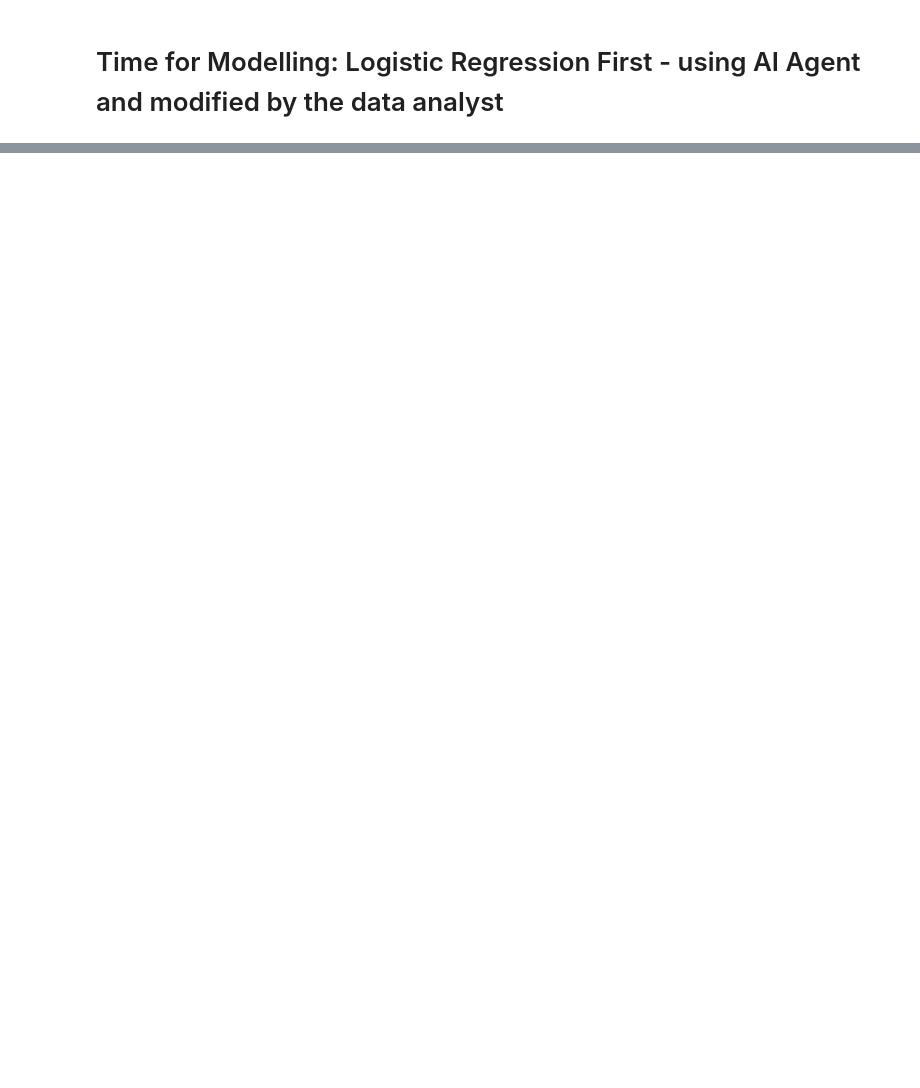
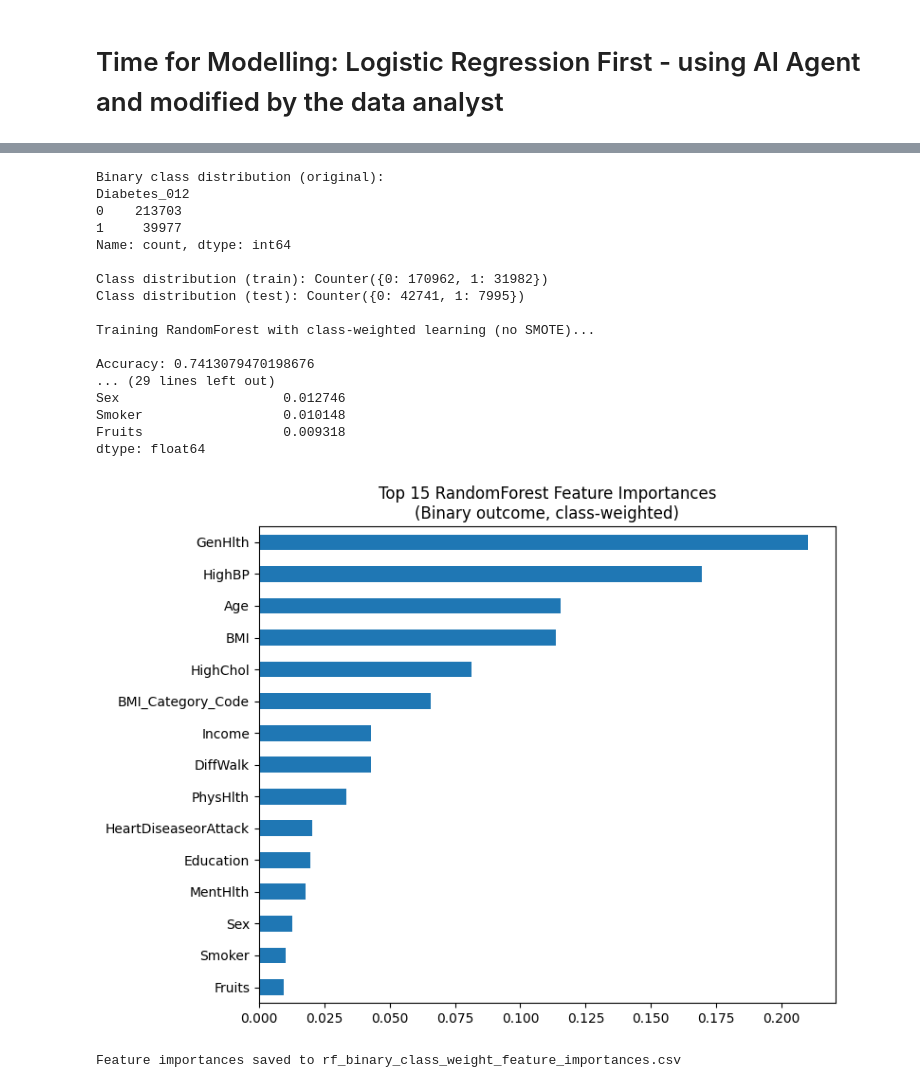
Before and after one commit to mcgarryteresa39-stack/diabetes, a Jupyter notebook: jupyter_notebooks/Diabetes.ipynb, the cells around one changed output, grey strips where cells are left out. Drawn from its saved outputs; the diff is of its cells as text; code cells hidden in the pictures; blank space fills up the shorter version.

```diff
--- a/jupyter_notebooks/Diabetes.ipynb
+++ b/jupyter_notebooks/Diabetes.ipynb
@@ -679,13 +623,19 @@ print("\nDone.")
 # %%
-# Rerun Random Forest with binary classification for Diabetes_012
-# Code generated via ChatGpt and modified by analyst
+# RandomForest (binary) using class-weighted learning from above. Binary classificaiton of diabetes
+# 0 = No diabetes, 1 = Pre-diabetes + Diabetes
 
+# Summary: The top predictors for diabetes are:
+# Self-reported general health
+# Cardiometabolic risk factors (blood pressure, BMI, cholesterol)
+# Age
+#  Additional contributions from socioeconomic and functional health variables
 
-# Random Forest classifier (binary) — train / evaluate / importances
+# Code generated via ChatGPT and modified by analyst
 
 import numpy as np
 import pandas as pd
 import matplotlib.pyplot as plt
+from collections import Counter
 
 from sklearn.ensemble import RandomForestClassifier
 from sklearn.model_selection import train_test_split
@@ -697,20 +647,16 @@ from sklearn.metrics import (
 )
 
 # -----------------------
-# Prepare features & target
+# Prepare features & binary target
 # -----------------------
 X = df.select_dtypes(include=["number"]).drop(columns=["Diabetes_012"]).copy()
-
-# Binary target:
-# 0 = No diabetes
-# 1 = Prediabetes or Diabetes
 y = (df["Diabetes_012"] > 0).astype(int)
 
-print("Binary class distribution:")
+print("Binary class distribution (original):")
 print(y.value_counts())
 
 # -----------------------
-# Train / test split
+# Train/test split (stratified)
 # -----------------------
 X_train, X_test, y_train, y_test = train_test_split(
     X,
@@ -720,47 +666,77 @@ X_train, X_test, y_train, y_test = train_test_split(
     random_state=42
 )
 
+print("\nClass distribution (train):", Counter(y_train))
+print("Class distribution (test):", Counter(y_test))
+
 # -----------------------
-# RandomForest (binary)
+# RandomForest classifier (class-weighted, no resampling)
 # -----------------------
 rf = RandomForestClassifier(
     n_estimators=200,
-    class_weight="balanced",
+    max_depth=None,
+    min_samples_leaf=20,
+    class_weight="balanced_subsample",
     random_state=42,
-    n_jobs=-1
+    n_jobs=-1,
 )
 
+print("\nTraining RandomForest with class-weighted learning (no SMOTE)...")
 rf.fit(X_train, y_train)
 
 # -----------------------
 # Evaluation
 # -----------------------
 y_pred = rf.predict(X_test)
 y_prob = rf.predict_proba(X_test)[:, 1]
 
 print("\nAccuracy:", accuracy_score(y_test, y_pred))
 print("ROC AUC:", roc_auc_score(y_test, y_prob))
 
 print("\nClassification report:")
 print(classification_report(y_test, y_pred, digits=4))
 
 print("Confusion matrix:")
 print(confusion_matrix(y_test, y_pred))
 
 # -----------------------
 # Feature importances
 # -----------------------
-fi = (
-    pd.Series(rf.feature_importances_, index=X.columns)
-    .sort_values(ascending=False)
-)
+fi = pd.Series(
+    rf.feature_importances_,
+    index=X.columns
+).sort_values(ascending=False)
 
 print("\nTop 15 feature importances:")
 print(fi.head(15))
 
 # Optional plot
 plt.figure(figsize=(8, 6))
 fi.head(15).sort_values().plot(kind="barh")
-plt.title("Top 15 RandomForest feature importances (Binary outcome)")
+plt.title("Top 15 RandomForest Feature Importances\n(Binary outcome, class-weighted)")
 plt.tight_layout()
 plt.show()
+
+# Optional: save feature importances for Power BI
+fi.to_csv("rf_binary_class_weight_feature_importances.csv", header=["importance"])
+print("\nFeature importances saved to rf_binary_class_weight_feature_importances.csv")
+# %% [output]
+Binary class distribution (original):
+Diabetes_012
+0    213703
+1     39977
+Name: count, dtype: int64
+
+Class distribution (train): Counter({0: 170962, 1: 31982})
+Class distribution (test): Counter({0: 42741, 1: 7995})
+
+Training RandomForest with class-weighted learning (no SMOTE)...
+
+Accuracy: 0.7413079470198676
+... (29 lines left out)
+Sex                     0.012746
+Smoker                  0.010148
+Fruits                  0.009318
+dtype: float64
+[figure, added]
+Feature importances saved to rf_binary_class_weight_feature_importances.csv
```
Also changed, not shown: parts of 8 cells of this notebook.
